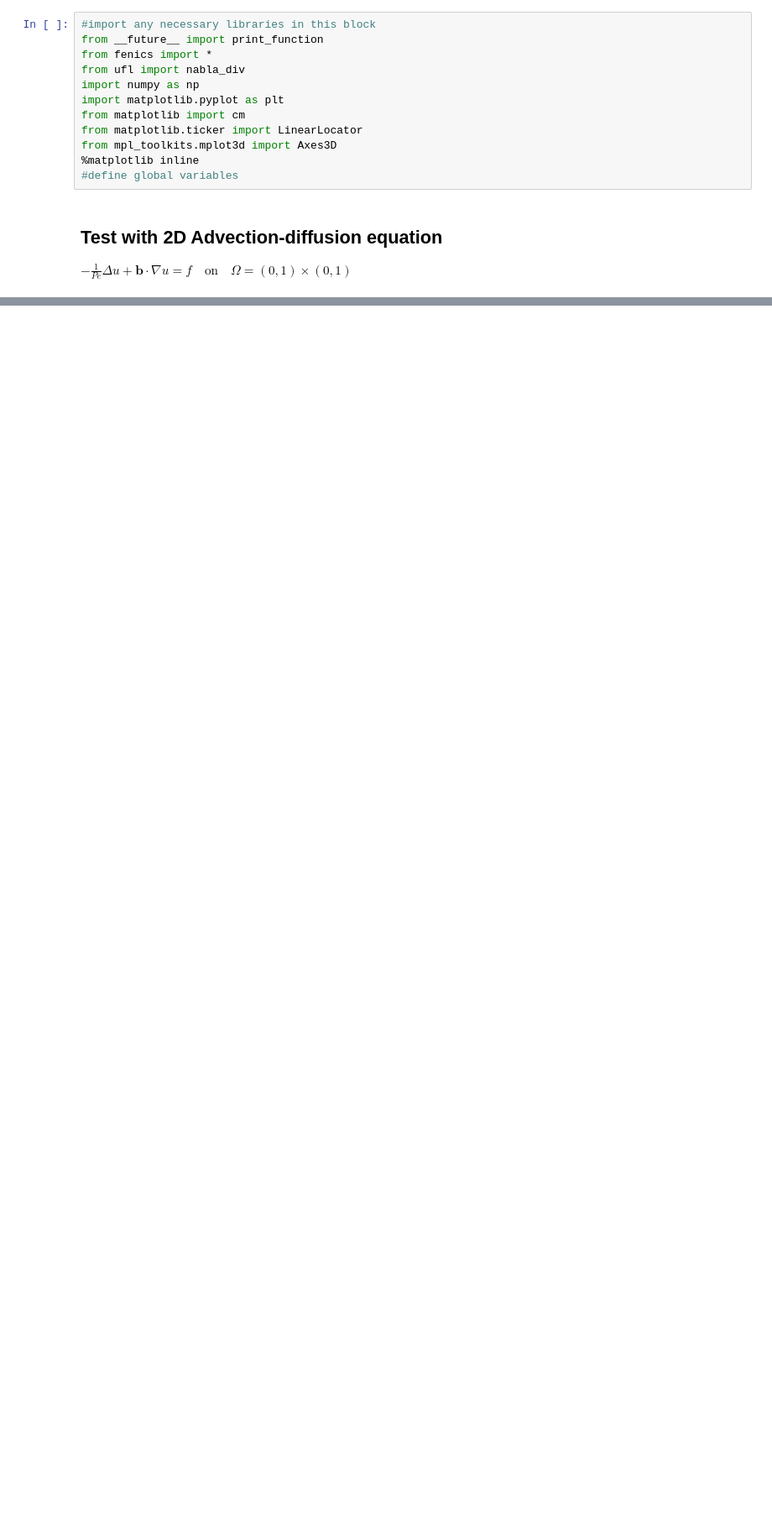
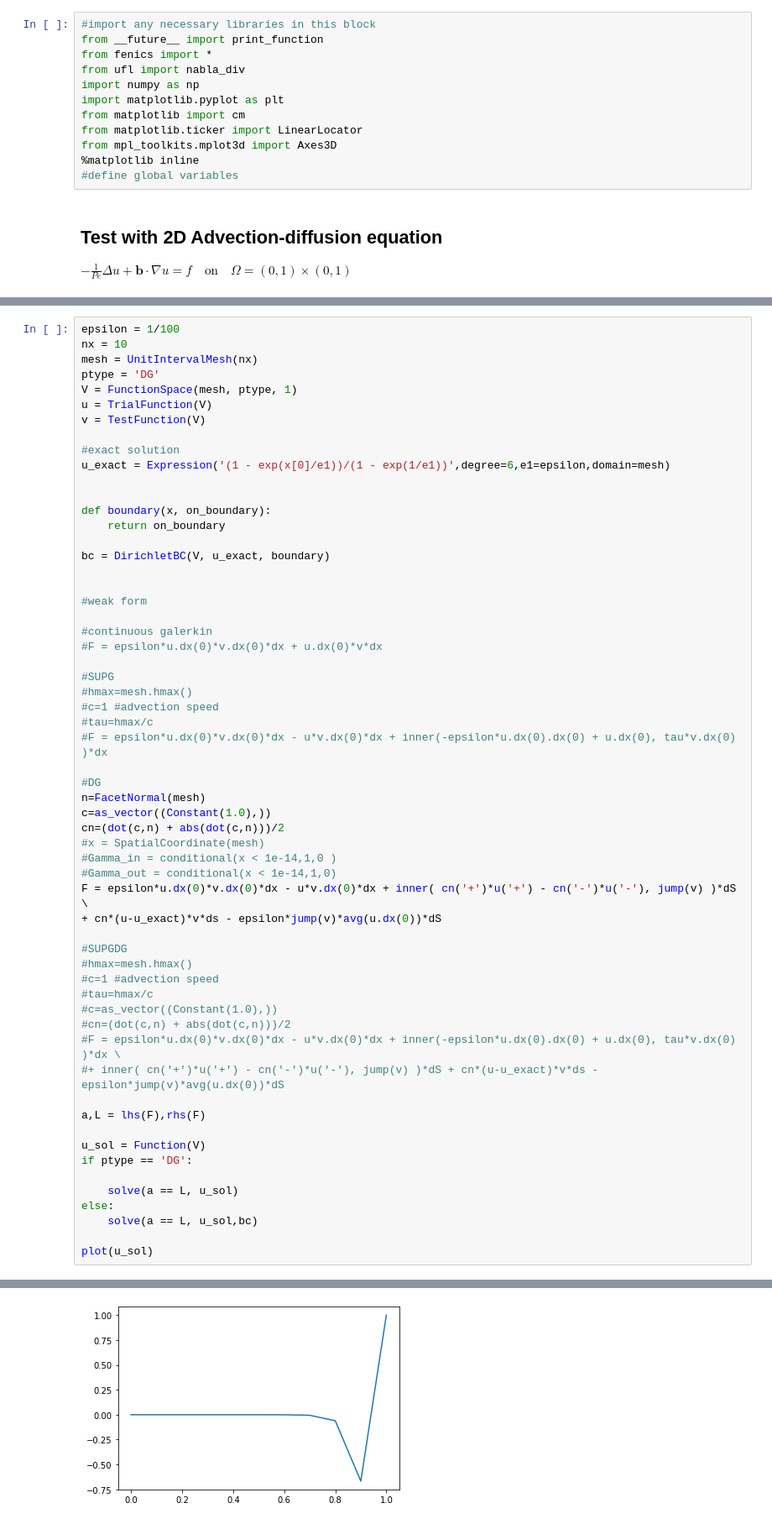
Before and after one commit to Markloveland/Cartesian_Product_FEM, a Jupyter notebook: Action_Balance_Code/SUPGDG Test.ipynb, the cells around one changed output, grey strips where cells are left out. Shown: that part at 84% size. Saved outputs shown, nothing was run; the diff lists cells and outputs as text; blank space fills up the shorter version.

Commit message:
Added Cases to SUPGDG script

```diff
--- a/Action_Balance_Code/SUPGDG Test.ipynb
+++ b/Action_Balance_Code/SUPGDG Test.ipynb
@@ -72,0 +162,60 @@ L2 Error:
+# %%
+epsilon = 1/100
+nx = 10
+mesh = UnitIntervalMesh(nx)
+ptype = 'DG'
+V = FunctionSpace(mesh, ptype, 1)
+u = TrialFunction(V)
+v = TestFunction(V)
+
+#exact solution
+u_exact = Expression('(1 - exp(x[0]/e1))/(1 - exp(1/e1))',degree=6,e1=epsilon,domain=mesh)
+
+
+def boundary(x, on_boundary):
+    return on_boundary
+
+bc = DirichletBC(V, u_exact, boundary)
+
+
+#weak form
+
+#continuous galerkin
+#F = epsilon*u.dx(0)*v.dx(0)*dx + u.dx(0)*v*dx
+
+#SUPG
+#hmax=mesh.hmax()
+#c=1 #advection speed
+#tau=hmax/c
+#F = epsilon*u.dx(0)*v.dx(0)*dx - u*v.dx(0)*dx + inner(-epsilon*u.dx(0).dx(0) + u.dx(0), tau*v.dx(0) )*dx
+
+#DG
+n=FacetNormal(mesh)
+c=as_vector((Constant(1.0),))
+cn=(dot(c,n) + abs(dot(c,n)))/2
+#x = SpatialCoordinate(mesh)
+#Gamma_in = conditional(x < 1e-14,1,0 )
+#Gamma_out = conditional(x < 1e-14,1,0)
+F = epsilon*u.dx(0)*v.dx(0)*dx - u*v.dx(0)*dx + inner( cn('+')*u('+') - cn('-')*u('-'), jump(v) )*dS \
++ cn*(u-u_exact)*v*ds - epsilon*jump(v)*avg(u.dx(0))*dS
+
+#SUPGDG
+#hmax=mesh.hmax()
+#c=1 #advection speed
+#tau=hmax/c
+#c=as_vector((Constant(1.0),))
+#cn=(dot(c,n) + abs(dot(c,n)))/2
+#F = epsilon*u.dx(0)*v.dx(0)*dx - u*v.dx(0)*dx + inner(-epsilon*u.dx(0).dx(0) + u.dx(0), tau*v.dx(0) )*dx \
+#+ inner( cn('+')*u('+') - cn('-')*u('-'), jump(v) )*dS + cn*(u-u_exact)*v*ds - epsilon*jump(v)*avg(u.dx(0))*dS
+
+a,L = lhs(F),rhs(F)
+
+u_sol = Function(V)
+if ptype == 'DG':
+
+    solve(a == L, u_sol)
+else:
+    solve(a == L, u_sol,bc)
+
+plot(u_sol)
+# %% [output]
@@ -72,0 +223 @@ L2 Error:
+[figure, added]
```
Also changed, not shown: parts of 10 cells of this notebook.
